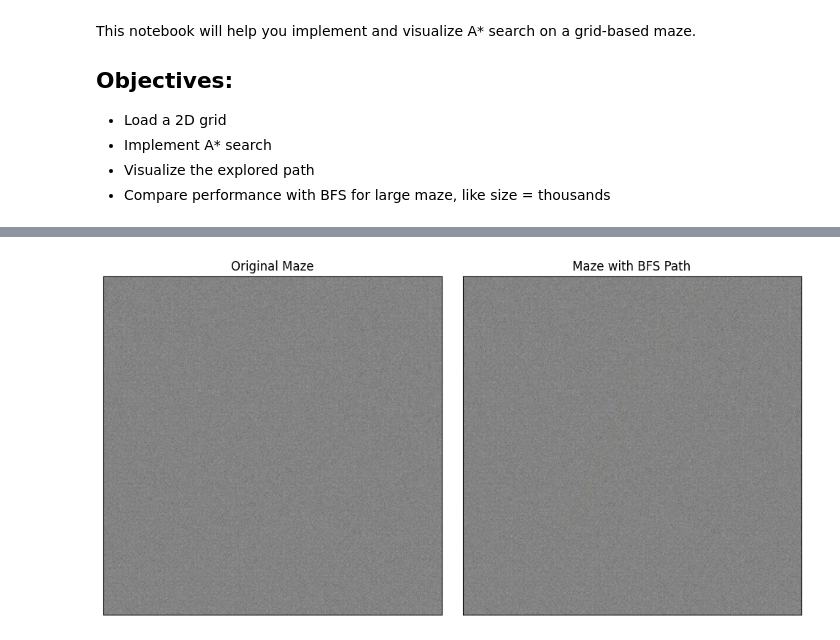
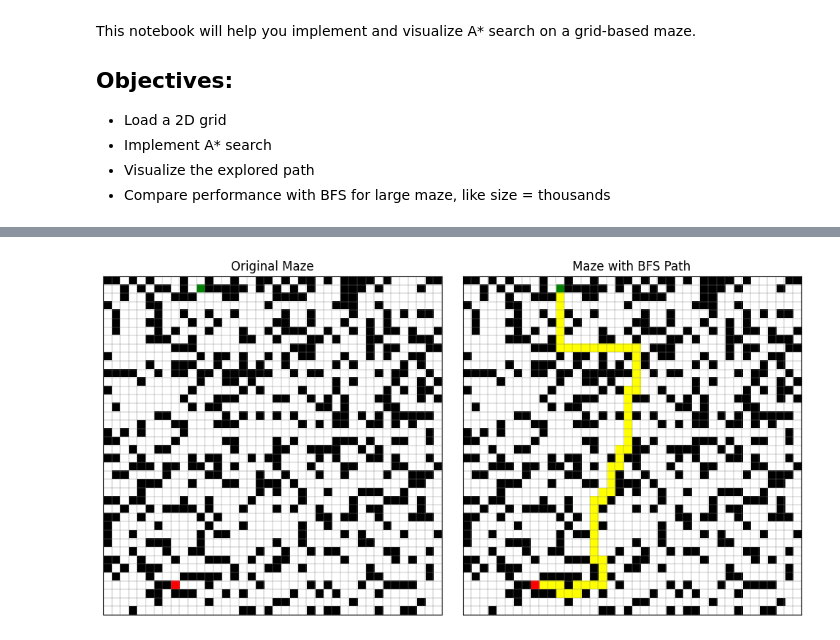
Before and after one commit to okmpatel/astar, a Jupyter notebook: Astar_Project_template.ipynb, the cells around one changed output, grey strips where cells are left out. Saved outputs shown, nothing was run; the diff lists cells and outputs as text; code cells hidden in the pictures.

```diff
--- a/Astar_Project_template.ipynb
+++ b/Astar_Project_template.ipynb
@@ -210,7 +210,8 @@ import time
 # Run BFS and visualize result
 
 # create a maze
-grid = generate_maze(seed=1235, size=1000)
+# grid = generate_maze(seed=1235, size=1000)
+grid = generate_maze(seed=12345, size=40)
 
 # Locate start and goal positions
 for i, row in enumerate(grid):
@@ -236 +237 @@ BFS took 5.697902 seconds
-[figure, old version]
+[figure, new version]
```
Also changed, not shown: parts of 2 cells of this notebook.
